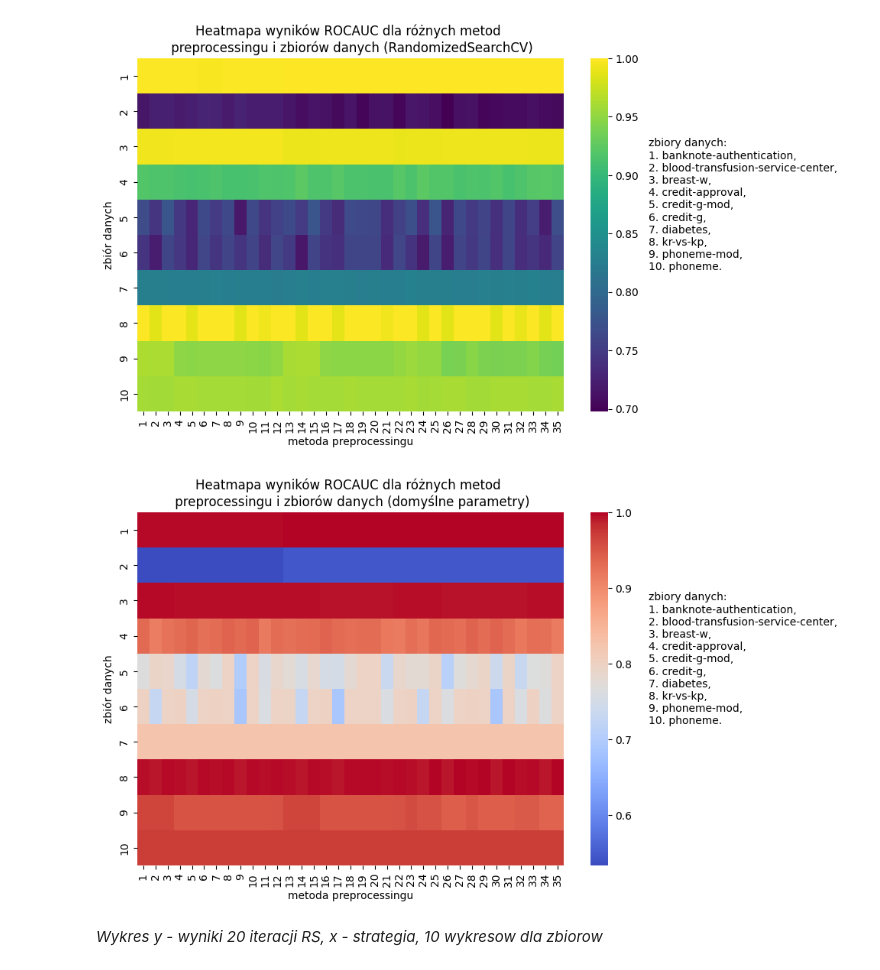
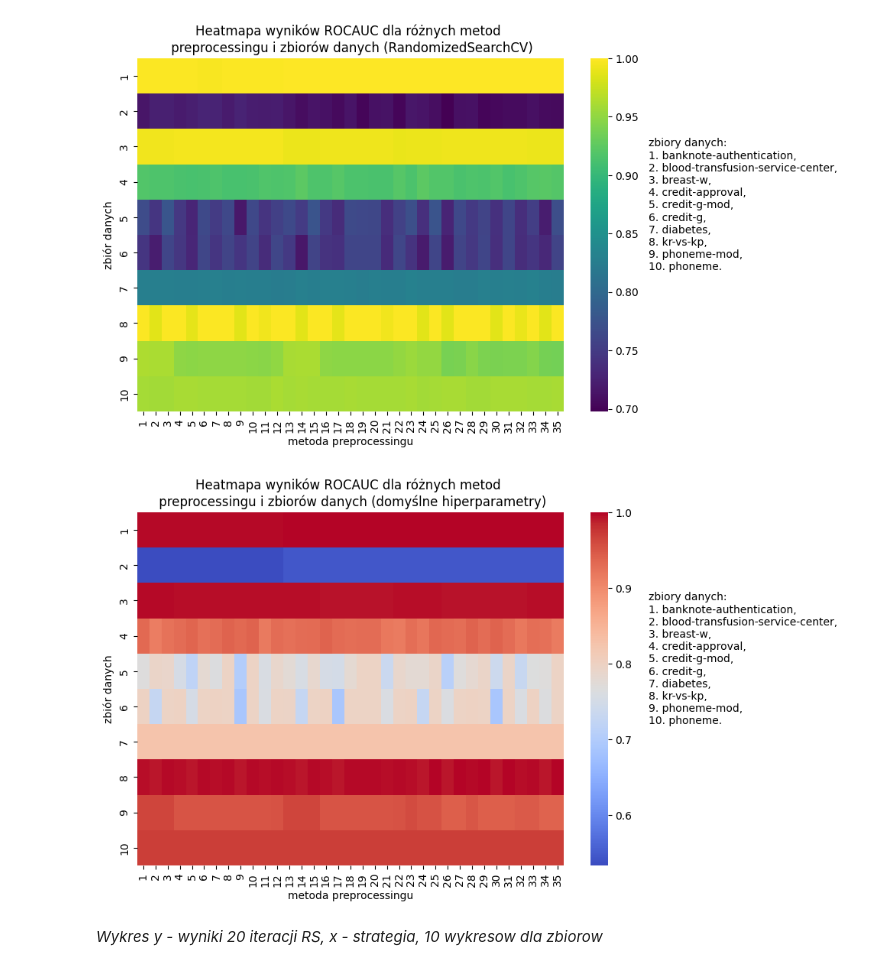
Before and after one commit to IgorLechoszest/-LIC-Igor-Lechoszest, a Jupyter notebook: LIC-kody.ipynb, the cells around one changed output. Cells and saved outputs as stored; diff of their text form; code cells hidden in the pictures.

```diff
--- a/LIC-kody.ipynb
+++ b/LIC-kody.ipynb
@@ -377,14 +399,14 @@ plt.show()
 # %%
 #Heatmapa dla default
 plt.figure(figsize=(9, 6))
 fig = sns.heatmap(wynikitestmodel, cmap="coolwarm", annot=False, cbar=True) #można zmienić kolor
 plt.xlabel("metoda preprocessingu")
 plt.ylabel("zbiór danych")
-plt.title("Heatmapa wyników ROCAUC dla różnych metod \n preprocessingu i zbiorów danych (domyślne parametry)")
+plt.title("Heatmapa wyników ROCAUC dla różnych metod \n preprocessingu i zbiorów danych (domyślne hiperparametry)")
 fig.text(42, 6, "zbiory danych: \n" + str, fontsize=10)
 plt.show()
 # %% [output]
-[figure, old version]
+[figure, new version]
 # %% [markdown]
 *Wykres y - wyniki 20 iteracji RS, x - strategia, 10 wykresow dla zbiorow*
 # %%
```
Also changed, not shown: parts of 6 cells of this notebook, 6 other files.
